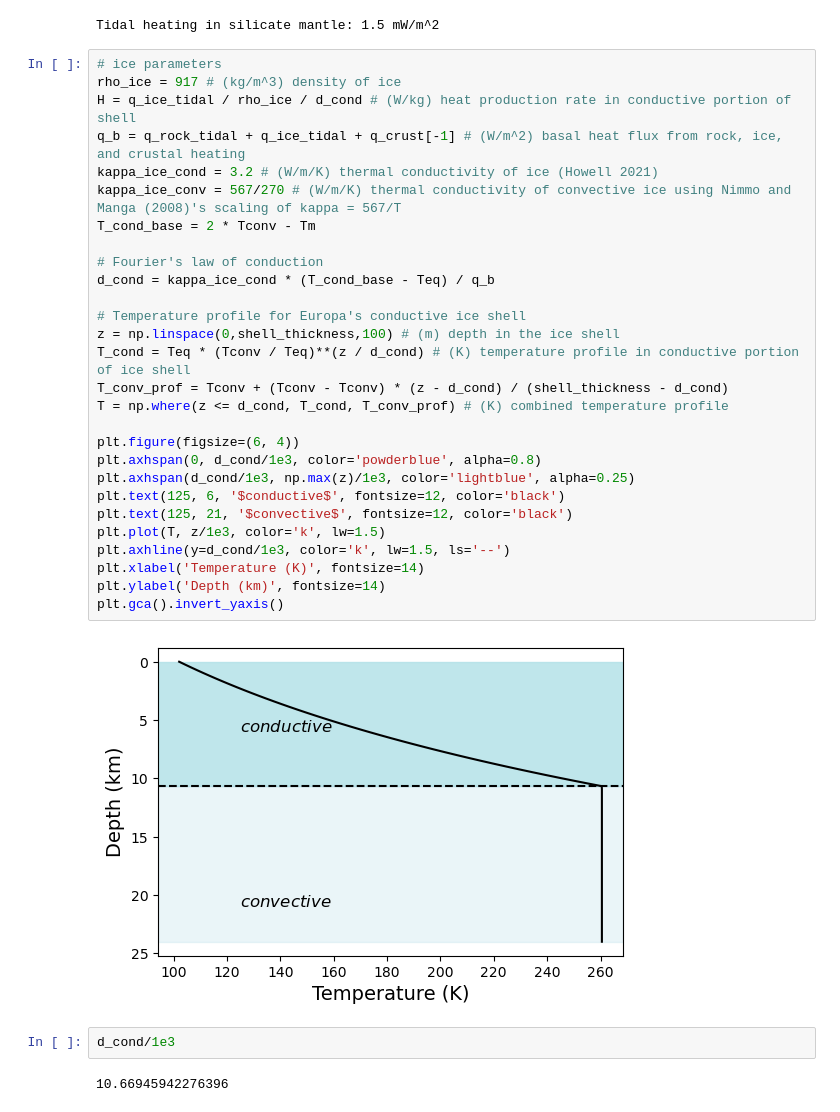
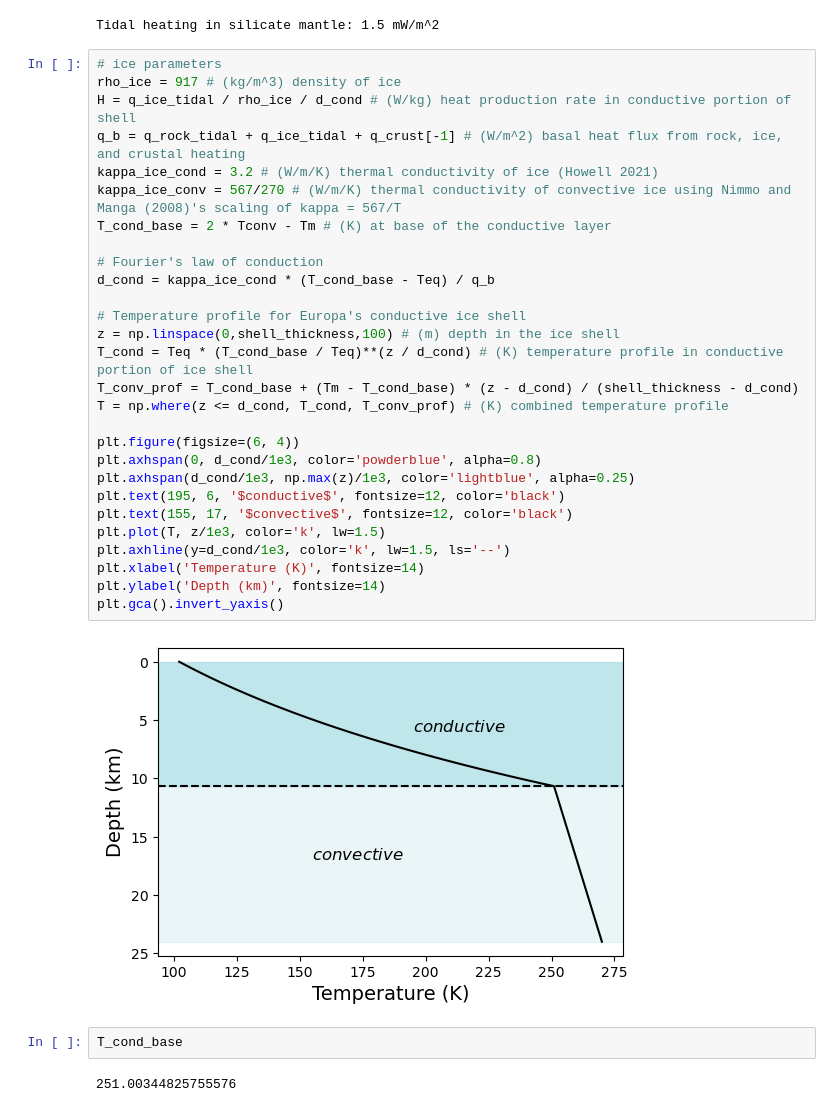
Before and after one commit to Rafa-Terkenlis/Europa-ice-ocean-exchange, a Jupyter notebook: phys155_Europa_project.ipynb, the cells around one changed output. Saved outputs shown, nothing was run; the diff lists cells and outputs as text.

```diff
--- a/phys155_Europa_project.ipynb
+++ b/phys155_Europa_project.ipynb
@@ -225,34 +225,34 @@ Tidal heating in silicate mantle: 1.5 mW/m^2
 # %%
 # ice parameters
 rho_ice = 917 # (kg/m^3) density of ice
 H = q_ice_tidal / rho_ice / d_cond # (W/kg) heat production rate in conductive portion of shell
 q_b = q_rock_tidal + q_ice_tidal + q_crust[-1] # (W/m^2) basal heat flux from rock, ice, and crustal heating
 kappa_ice_cond = 3.2 # (W/m/K) thermal conductivity of ice (Howell 2021)
 kappa_ice_conv = 567/270 # (W/m/K) thermal conductivity of convective ice using Nimmo and Manga (2008)'s scaling of kappa = 567/T
-T_cond_base = 2 * Tconv - Tm
+T_cond_base = 2 * Tconv - Tm # (K) at base of the conductive layer
 
 # Fourier's law of conduction
 d_cond = kappa_ice_cond * (T_cond_base - Teq) / q_b
 
 # Temperature profile for Europa's conductive ice shell
 z = np.linspace(0,shell_thickness,100) # (m) depth in the ice shell
-T_cond = Teq * (Tconv / Teq)**(z / d_cond) # (K) temperature profile in conductive portion of ice shell
-T_conv_prof = Tconv + (Tconv - Tconv) * (z - d_cond) / (shell_thickness - d_cond)
+T_cond = Teq * (T_cond_base / Teq)**(z / d_cond) # (K) temperature profile in conductive portion of ice shell
+T_conv_prof = T_cond_base + (Tm - T_cond_base) * (z - d_cond) / (shell_thickness - d_cond)
 T = np.where(z <= d_cond, T_cond, T_conv_prof) # (K) combined temperature profile
 
 plt.figure(figsize=(6, 4))
 plt.axhspan(0, d_cond/1e3, color='powderblue', alpha=0.8)
 plt.axhspan(d_cond/1e3, np.max(z)/1e3, color='lightblue', alpha=0.25)
-plt.text(125, 6, '$conductive$', fontsize=12, color='black')
-plt.text(125, 21, '$convective$', fontsize=12, color='black')
+plt.text(195, 6, '$conductive$', fontsize=12, color='black')
+plt.text(155, 17, '$convective$', fontsize=12, color='black')
 plt.plot(T, z/1e3, color='k', lw=1.5)
 plt.axhline(y=d_cond/1e3, color='k', lw=1.5, ls='--')
 plt.xlabel('Temperature (K)', fontsize=14)
 plt.ylabel('Depth (km)', fontsize=14)
 plt.gca().invert_yaxis()
 # %% [output]
-[figure, old version]
+[figure, new version]
 # %%
-d_cond/1e3
+T_cond_base
 # %% [output]
-10.66945942276396
+251.00344825755576
```
